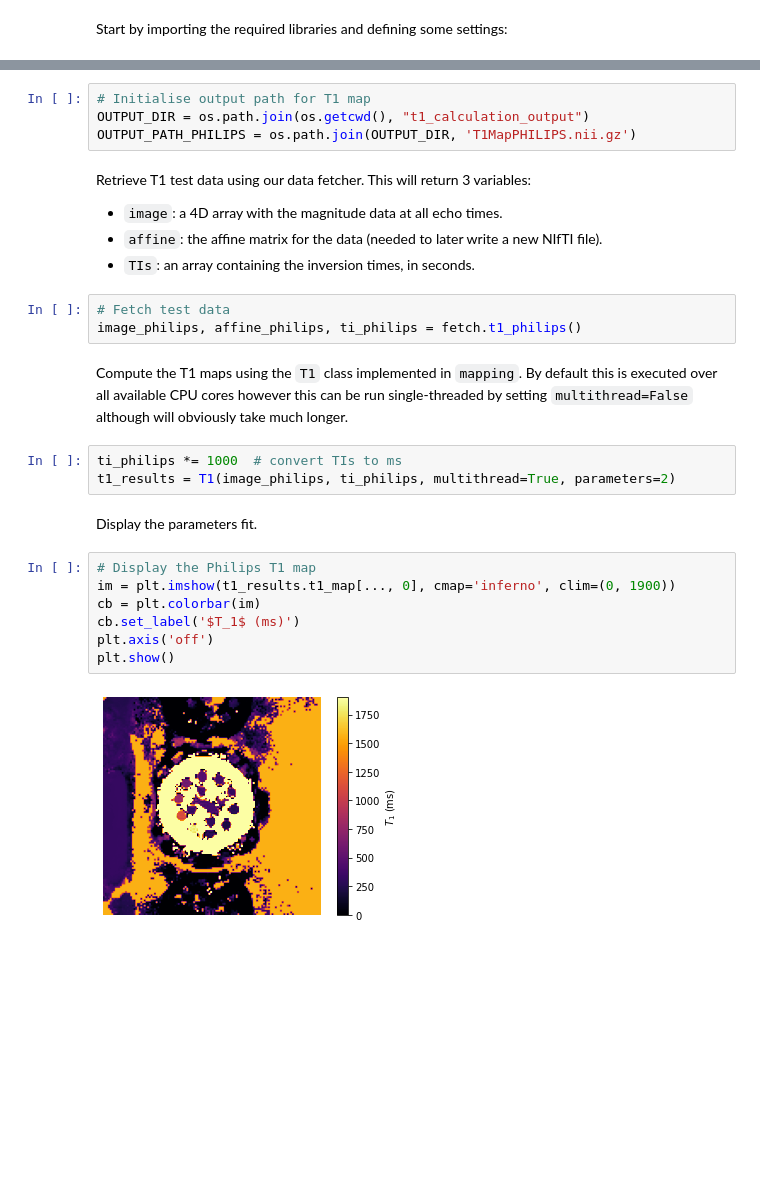
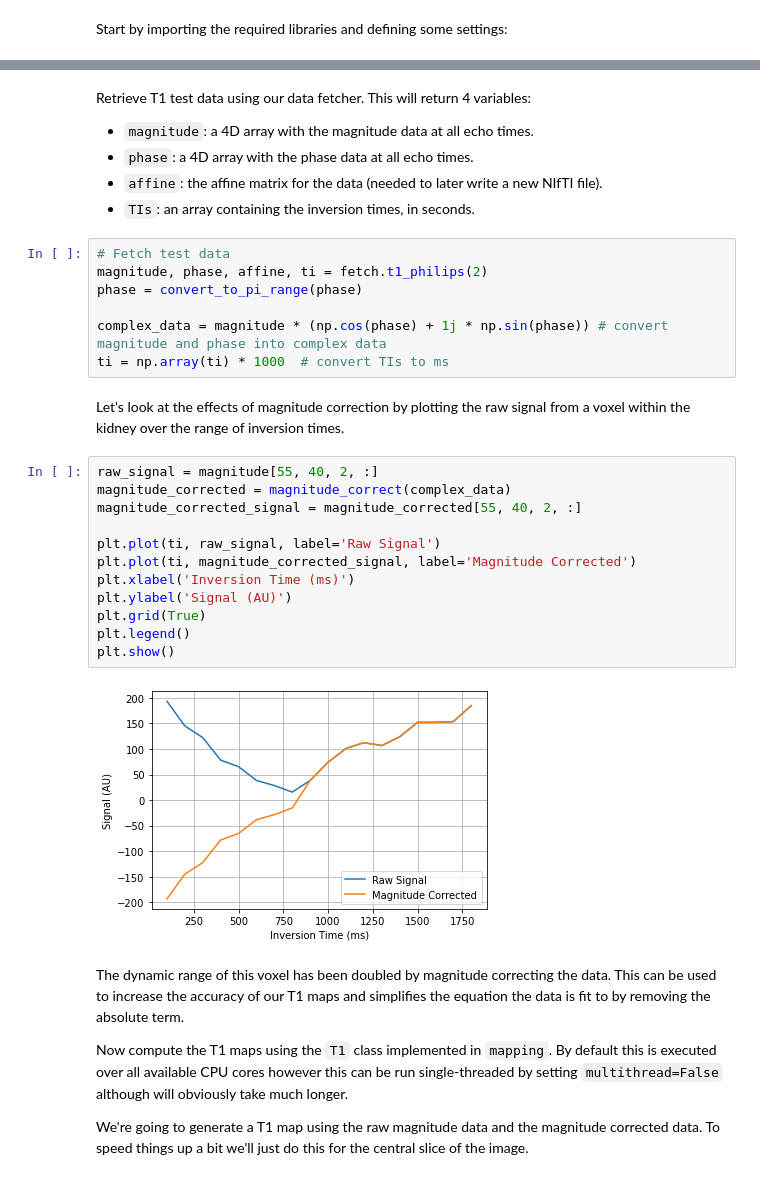
Before and after one commit to UKRIN-MAPS/ukat, a Jupyter notebook: tutorials/t1_calculation.ipynb, the cells around one changed output, grey strips where cells are left out. Drawn from its saved outputs; the diff is of its cells as text; blank space fills up the shorter version.

Commit message:
Update tutorial to use in-vivo T1 data
Also performs comparison of magnitude correction

```diff
--- a/tutorials/t1_calculation.ipynb
+++ b/tutorials/t1_calculation.ipynb
@@ -20,30 +18,40 @@ Tell python where to store the T1 maps NIfTI files we will generate. We will sto
-# %%
-# Initialise output path for T1 map
-OUTPUT_DIR = os.path.join(os.getcwd(), "t1_calculation_output")
-OUTPUT_PATH_PHILIPS = os.path.join(OUTPUT_DIR, 'T1MapPHILIPS.nii.gz')
 # %% [markdown]
 Retrieve T1 test data using our data fetcher.
-This will return 3 variables:
-* `image`: a 4D array with the magnitude data at all echo times.
+This will return 4 variables:
+* `magnitude`: a 4D array with the magnitude data at all echo times.
+* `phase`: a 4D array with the phase data at all echo times.
 * `affine`: the affine matrix for the data (needed to later write a new NIfTI file).
 * `TIs`: an array containing the inversion times, in seconds.
-# %%
-# Fetch test data
-image_philips, affine_philips, ti_philips = fetch.t1_philips()
+# %%
+# Fetch test data
+magnitude, phase, affine, ti = fetch.t1_philips(2)
+phase = convert_to_pi_range(phase)
+
+complex_data = magnitude * (np.cos(phase) + 1j * np.sin(phase)) # convert magnitude and phase into complex data
+ti = np.array(ti) * 1000  # convert TIs to ms
+# %% [markdown]
+Let's look at the effects of magnitude correction by plotting the raw signal from a voxel within the kidney over the range
+of inversion times.
+# %%
+raw_signal = magnitude[55, 40, 2, :]
+magnitude_corrected = magnitude_correct(complex_data)
+magnitude_corrected_signal = magnitude_corrected[55, 40, 2, :]
+
+plt.plot(ti, raw_signal, label='Raw Signal')
+plt.plot(ti, magnitude_corrected_signal, label='Magnitude Corrected')
+plt.xlabel('Inversion Time (ms)')
+plt.ylabel('Signal (AU)')
+plt.grid(True)
+plt.legend()
+plt.show()
+# %% [output]
+[figure, added]
 # %% [markdown]
-Compute the T1 maps using the `T1` class implemented in `mapping`. By default this is executed over all available CPU cores
+The dynamic range of this voxel has been doubled by magnitude correcting the data. This can be used to increase the accuracy
+ of our T1 maps and simplifies the equation the data is fit to by removing the absolute term.
+
+Now compute the T1 maps using the `T1` class implemented in `mapping`. By default this is executed over all available CPU cores
 however this can be run single-threaded by setting `multithread=False` although will obviously take much longer.
+
+We're going to generate a T1 map using the raw magnitude data and the magnitude corrected data. To speed things up a
+ bit we'll just do this for the central slice of the image.
-# %%
-ti_philips *= 1000  # convert TIs to ms
-t1_results = T1(image_philips, ti_philips, multithread=True, parameters=2)
-# %% [markdown]
-Display the parameters fit.
-# %%
-# Display the Philips T1 map
-im = plt.imshow(t1_results.t1_map[..., 0], cmap='inferno', clim=(0, 1900))
-cb = plt.colorbar(im)
-cb.set_label('$T_1$ (ms)')
-plt.axis('off')
-plt.show()
-# %% [output]
-[figure, removed]
```
Also changed, not shown: parts of 11 cells of this notebook, 1 other file.
